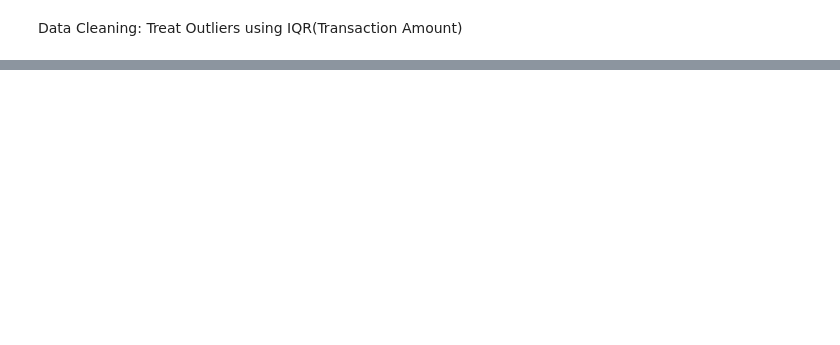
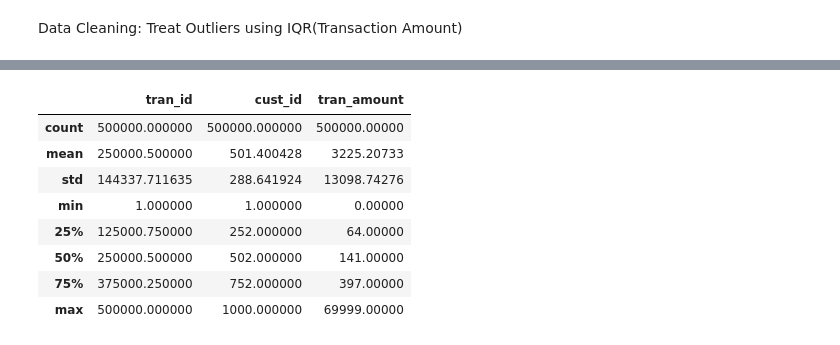
Before and after one commit to RawatXd/AtliQo-Bank-Project, a Jupyter notebook: main.ipynb, the cells around one changed output, grey strips where cells are left out. Cells and saved outputs as stored; diff of their text form; code cells hidden in the pictures; blank space fills up the shorter version.

```diff
--- a/main.ipynb
+++ b/main.ipynb
@@ -255,0 +785,12 @@ df_trans_zero.product_category.value_counts()
+# %%
+df_trans.describe()
+# %% [output]
+|  | tran_id | cust_id | tran_amount |
+| count | 500000.000000 | 500000.000000 | 500000.00000 |
+| mean | 250000.500000 | 501.400428 | 3225.20733 |
+| std | 144337.711635 | 288.641924 | 13098.74276 |
+| min | 1.000000 | 1.000000 | 0.00000 |
+| 25% | 125000.750000 | 252.000000 | 64.00000 |
+| 50% | 250000.500000 | 502.000000 | 141.00000 |
+| 75% | 375000.250000 | 752.000000 | 397.00000 |
+| max | 500000.000000 | 1000.000000 | 69999.00000 |
```
Also changed, not shown: parts of 85 cells of this notebook.
